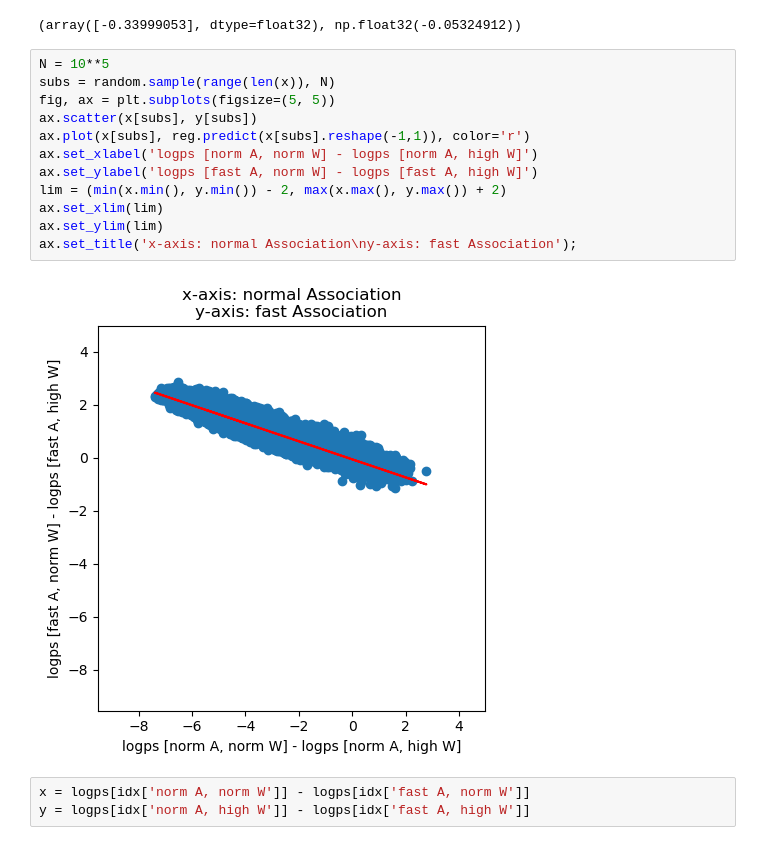
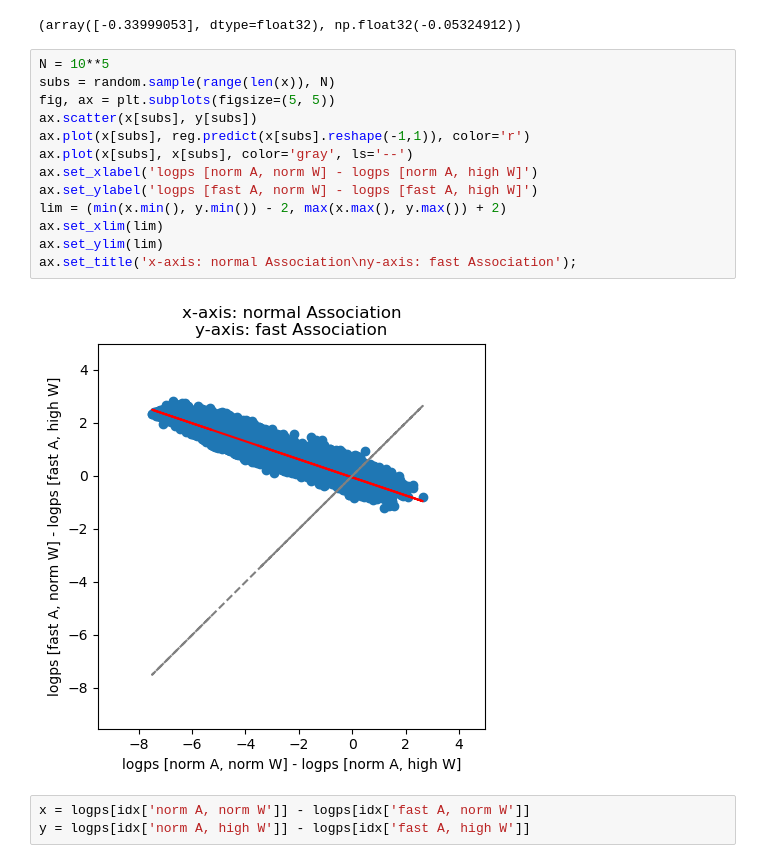
Before and after one commit to stecrotti/Aptamer2025py, a Jupyter notebook: experiments/konkoff.ipynb, the cells around one changed output. Drawn from its saved outputs; the diff is of its cells as text.

```diff
--- a/experiments/konkoff.ipynb
+++ b/experiments/konkoff.ipynb
@@ -37,17 +37,18 @@ reg.coef_, reg.intercept_
 # %%
 N = 10**5
 subs = random.sample(range(len(x)), N)
 fig, ax = plt.subplots(figsize=(5, 5))
 ax.scatter(x[subs], y[subs])
 ax.plot(x[subs], reg.predict(x[subs].reshape(-1,1)), color='r')
+ax.plot(x[subs], x[subs], color='gray', ls='--')
 ax.set_xlabel('logps [norm A, norm W] - logps [norm A, high W]')
 ax.set_ylabel('logps [fast A, norm W] - logps [fast A, high W]')
 lim = (min(x.min(), y.min()) - 2, max(x.max(), y.max()) + 2)
 ax.set_xlim(lim)
 ax.set_ylim(lim)
 ax.set_title('x-axis: normal Association\ny-axis: fast Association');
 # %% [output]
-[figure, old version]
+[figure, new version]
 # %%
 x = logps[idx['norm A, norm W']] - logps[idx['fast A, norm W']]
 y = logps[idx['norm A, high W']] - logps[idx['fast A, high W']]
```
Also changed, not shown: parts of 1 cell of this notebook, 7 other files.
